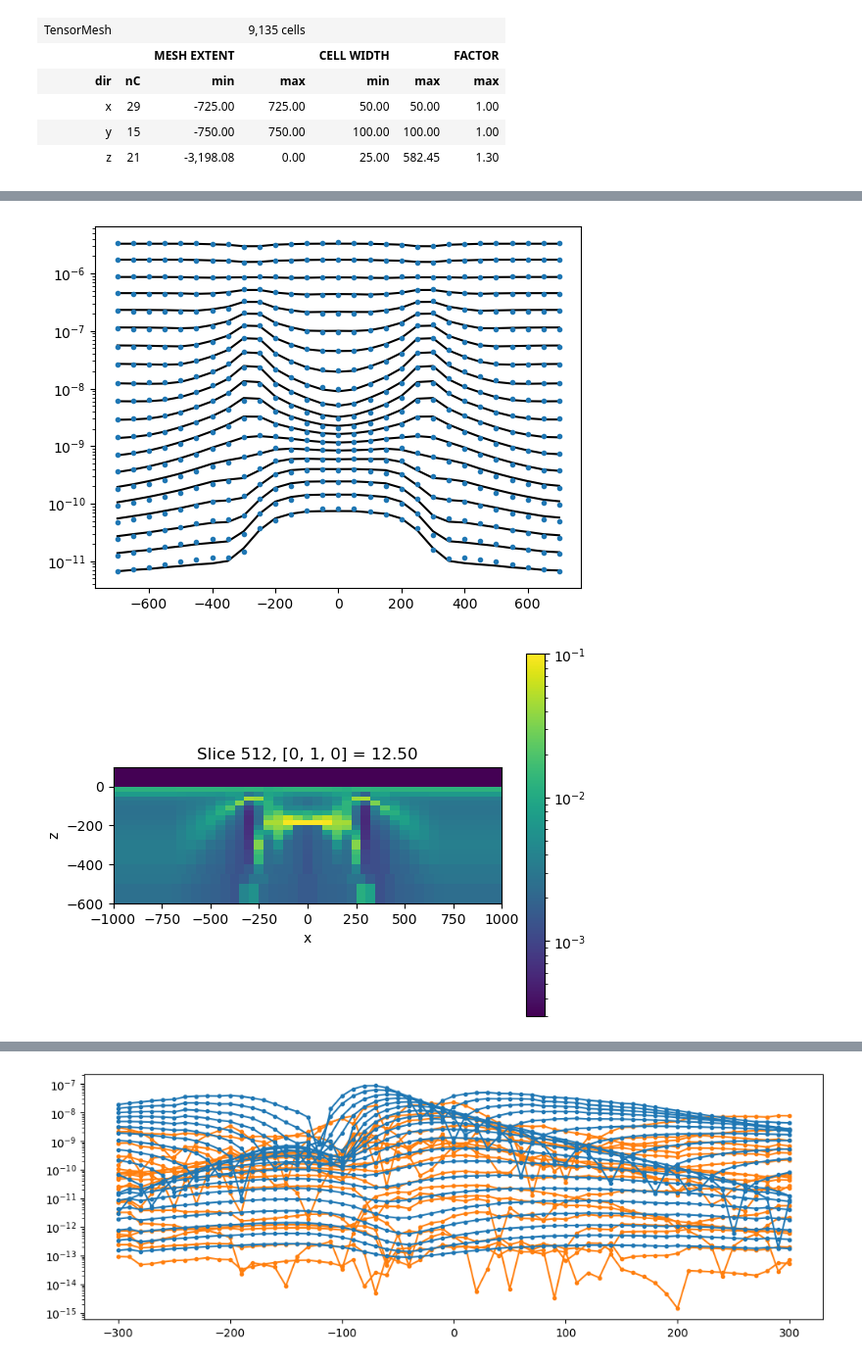
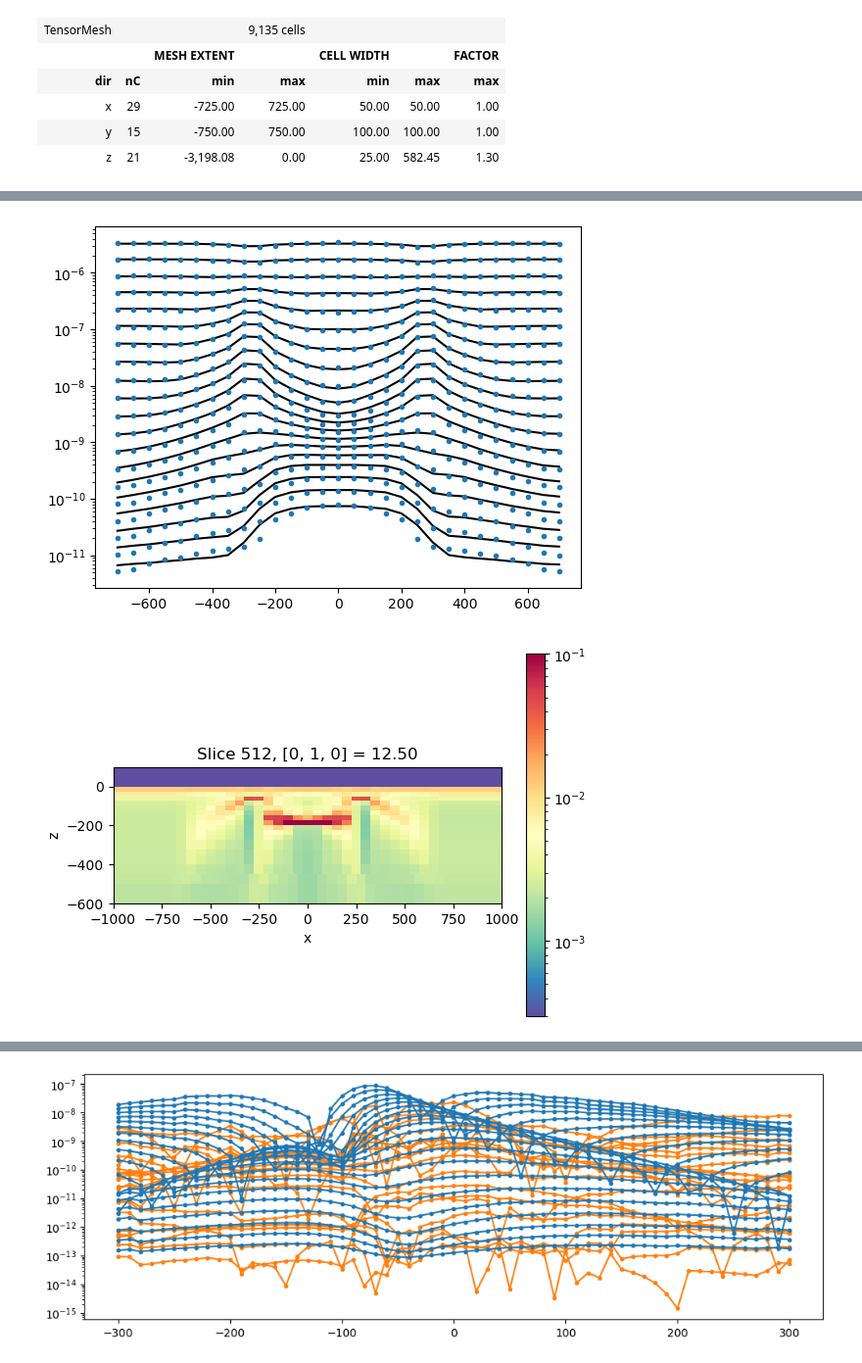
Before and after one commit to ubcgif/2025-heagy-etal-tle, a Jupyter notebook: notebooks/td-octree-mt-mill/synthetic-data-1D-inversions-fixed-beta.ipynb, the cells around one changed output, grey strips where cells are left out. Shown at 98% size. Cells and saved outputs as stored; diff of their text form; code cells hidden in the pictures.

```diff
--- a/notebooks/td-octree-mt-mill/synthetic-data-1D-inversions-fixed-beta.ipynb
+++ b/notebooks/td-octree-mt-mill/synthetic-data-1D-inversions-fixed-beta.ipynb
@@ -259,7 +259,7 @@ def create_inversion(
     rx_times_invert=rx_times[:n_times_invert],
     rx_locs=rx_locs,
     relative_error=0.05,
-    noise_floor=1e-12,
+    noise_floor=1e-11,
     alpha_s = 1/cs,
     alpha_x = 1,
     rho_back = 500,
@@ -636,7 +636,7 @@ ax.semilogy(
 
 ax.semilogy(rx_x, -dpred_1d[:, :, line_number].T, "C0o", ms=3);
 # %% [output]
-[figure, old version]
+[figure, new version]
 # %%
 P = discretize.utils.volume_average(mesh_results, ubc_mesh)
 # %%
@@ -645,17 +645,17 @@ interpolated_model[ubc_mesh.cell_centers[:, 2]>0] = np.log(1e-8)
 # %%
 fig, ax = plt.subplots(1, 1)
 plt.colorbar(ubc_mesh.plot_slice(
     np.exp(interpolated_model),
-    pcolor_opts = {"norm": LogNorm(3e-4, 1e-1)},
+    pcolor_opts = {"norm": LogNorm(3e-4, 1e-1), "cmap":"Spectral_r"},
     ax=ax,
     normal="y"
 )[0], ax=ax)
 
 ax.set_xlim(np.r_[-1, 1]*1000)
 ax.set_ylim(np.r_[-600, 100])
 ax.set_aspect(1)
 # %% [output]
-[figure, old version]
+[figure, new version]
 # %%
 def load_pre_file(filepath):
     """
```
Also changed, not shown: parts of 12 cells of this notebook, 19 other files.
